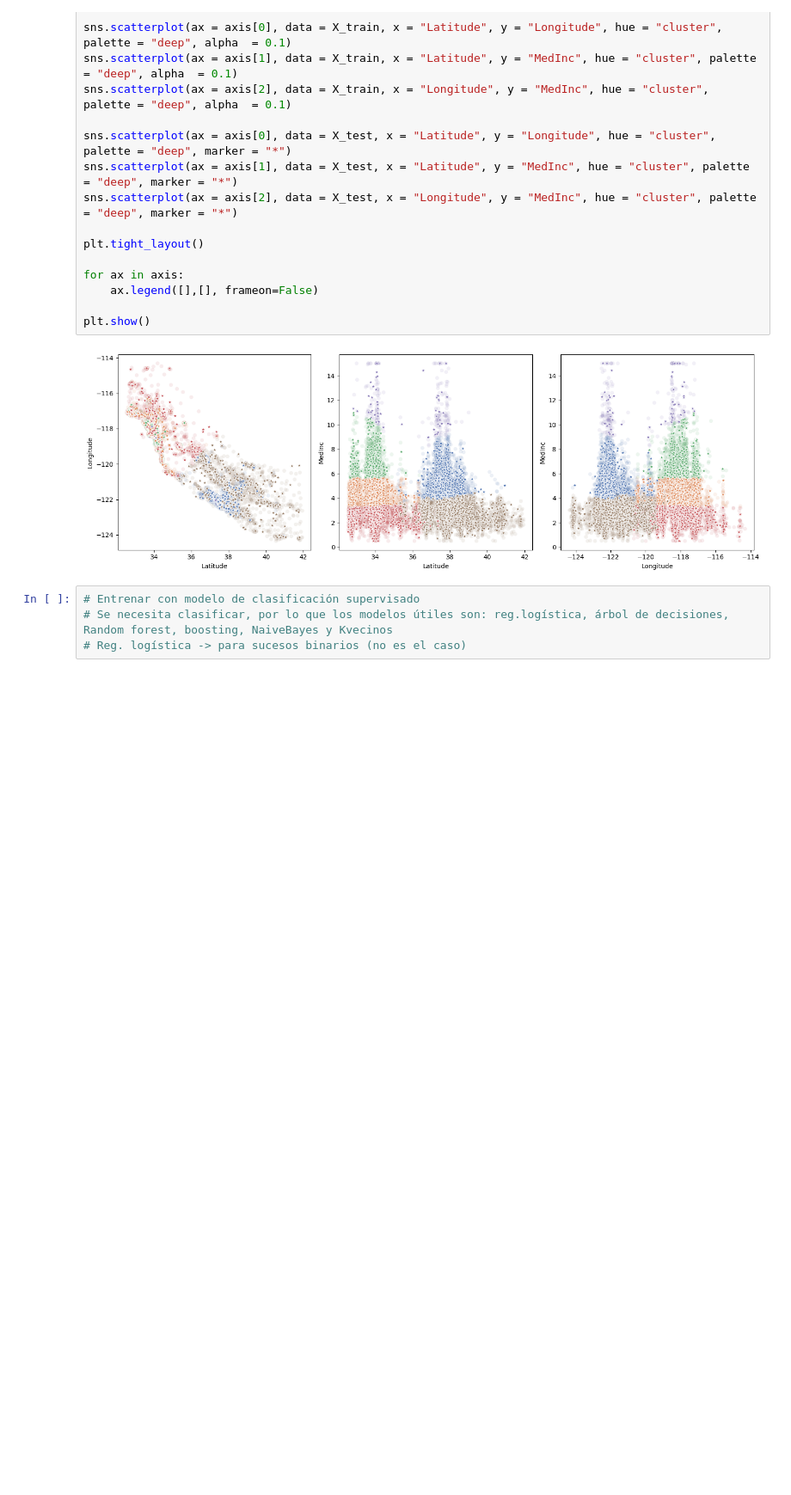
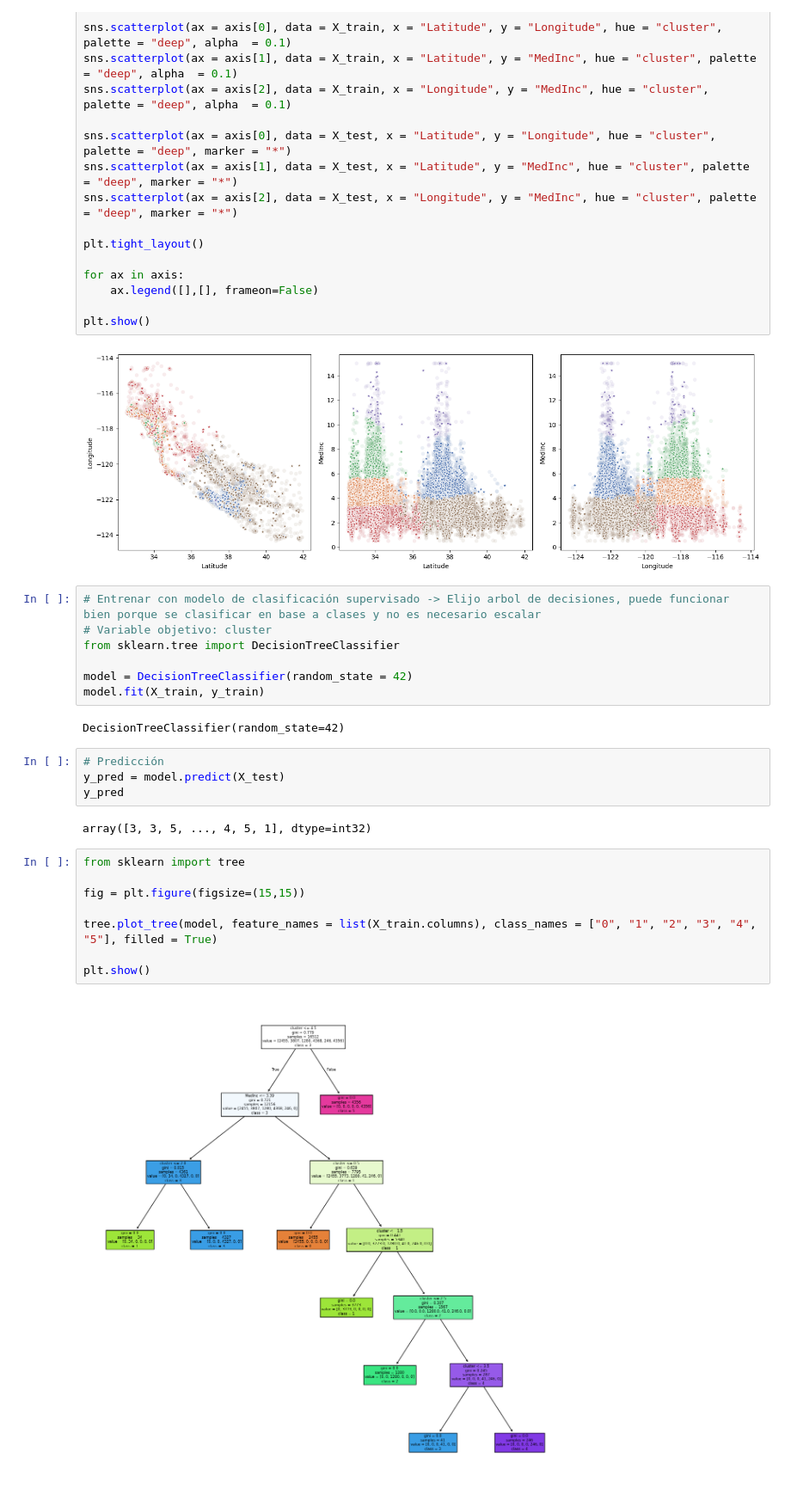
Before and after one commit to pythorena/No_supervisado_Kmeans, a Jupyter notebook: src/explore.ipynb, the cells around one changed output. Shown at 86% size. Drawn from its saved outputs; the diff is of its cells as text; blank space fills up the shorter version.

```diff
--- a/src/explore.ipynb
+++ b/src/explore.ipynb
@@ -109,7 +109,28 @@ for ax in axis:
 plt.show()
 # %% [output]
 [figure]
-# %%
-# Entrenar con modelo de clasificación supervisado
-# Se necesita clasificar, por lo que los modelos útiles son: reg.logística, árbol de decisiones, Random forest, boosting, NaiveBayes y Kvecinos
-# Reg. logística -> para sucesos binarios (no es el caso)
+# %%
+# Entrenar con modelo de clasificación supervisado -> Elijo arbol de decisiones, puede funcionar bien porque se clasificar en base a clases y no es necesario escalar
+# Variable objetivo: cluster
+from sklearn.tree import DecisionTreeClassifier
+
+model = DecisionTreeClassifier(random_state = 42)
+model.fit(X_train, y_train)
+# %% [output]
+DecisionTreeClassifier(random_state=42)
+# %%
+# Predicción
+y_pred = model.predict(X_test)
+y_pred
+# %% [output]
+array([3, 3, 5, ..., 4, 5, 1], dtype=int32)
+# %%
+from sklearn import tree
+
+fig = plt.figure(figsize=(15,15))
+
+tree.plot_tree(model, feature_names = list(X_train.columns), class_names = ["0", "1", "2", "3", "4", "5"], filled = True)
+
+plt.show()
+# %% [output]
+[figure, added]
```
Also changed, not shown: parts of 5 cells of this notebook, 1 other file.
